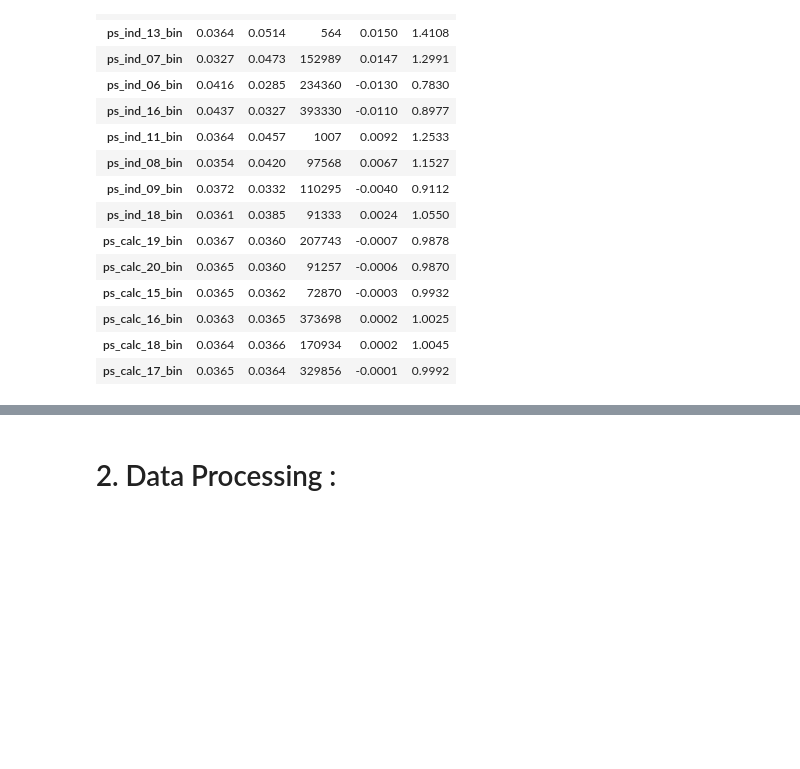
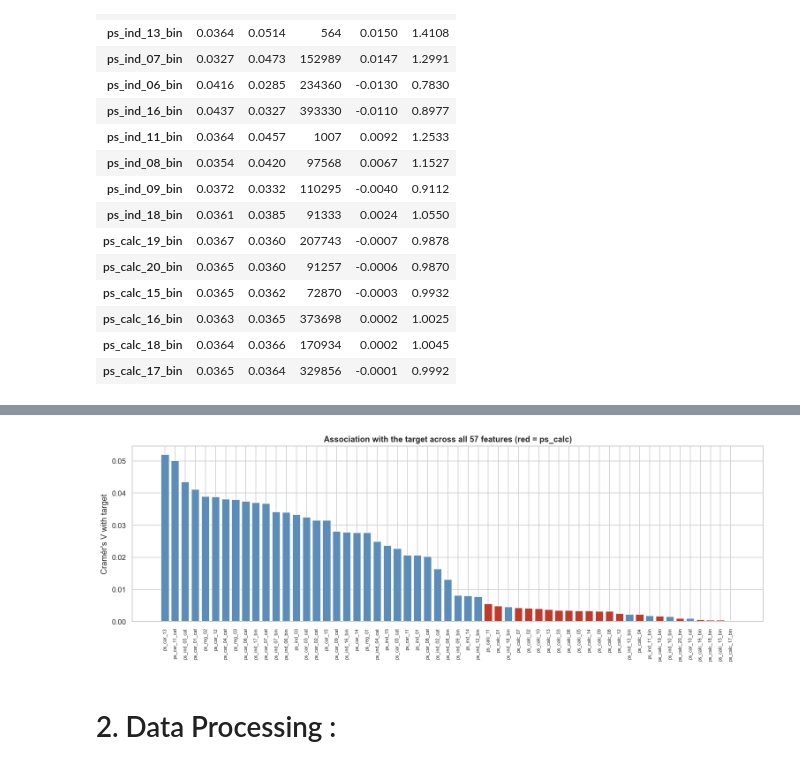
Before and after one commit to leyla-louache/porto-seguro-project, a Jupyter notebook: notebooks/01_Leyla_Louache.ipynb, the cells around one changed output, grey strips where cells are left out. Drawn from its saved outputs; the diff is of its cells as text; code cells hidden in the pictures; blank space fills up the shorter version.

```diff
--- a/notebooks/01_Leyla_Louache.ipynb
+++ b/notebooks/01_Leyla_Louache.ipynb
@@ -703,3 +788,18 @@ rates.reindex(rates["gap"].abs().sort_values(ascending=False).index).round(4)
+# %%
+assoc = pd.DataFrame(rows).sort_values("v", ascending=False)
+
+plt.figure(figsize=(14, 5))
+colors = [PALETTE[1] if b == "ps_calc" else PALETTE[0] for b in assoc["block"]]
+plt.bar(assoc["feature"], assoc["v"], color=colors)
+plt.xticks(rotation=90, fontsize=7)
+plt.ylabel("Cramér's V with target")
+plt.title("Association with the target across all 57 features (red = ps_calc)")
+plt.grid(True, axis="y", zorder=-3)
+plt.tight_layout()
+plt.savefig(FIGDIR / "all_features_association.png", dpi=150, bbox_inches="tight")
+plt.show()
+# %% [output]
+[figure, added]
 # %% [markdown]
 # 2. Data Processing :
 # %%
```
Also changed, not shown: parts of 14 cells of this notebook, 3 other files.
